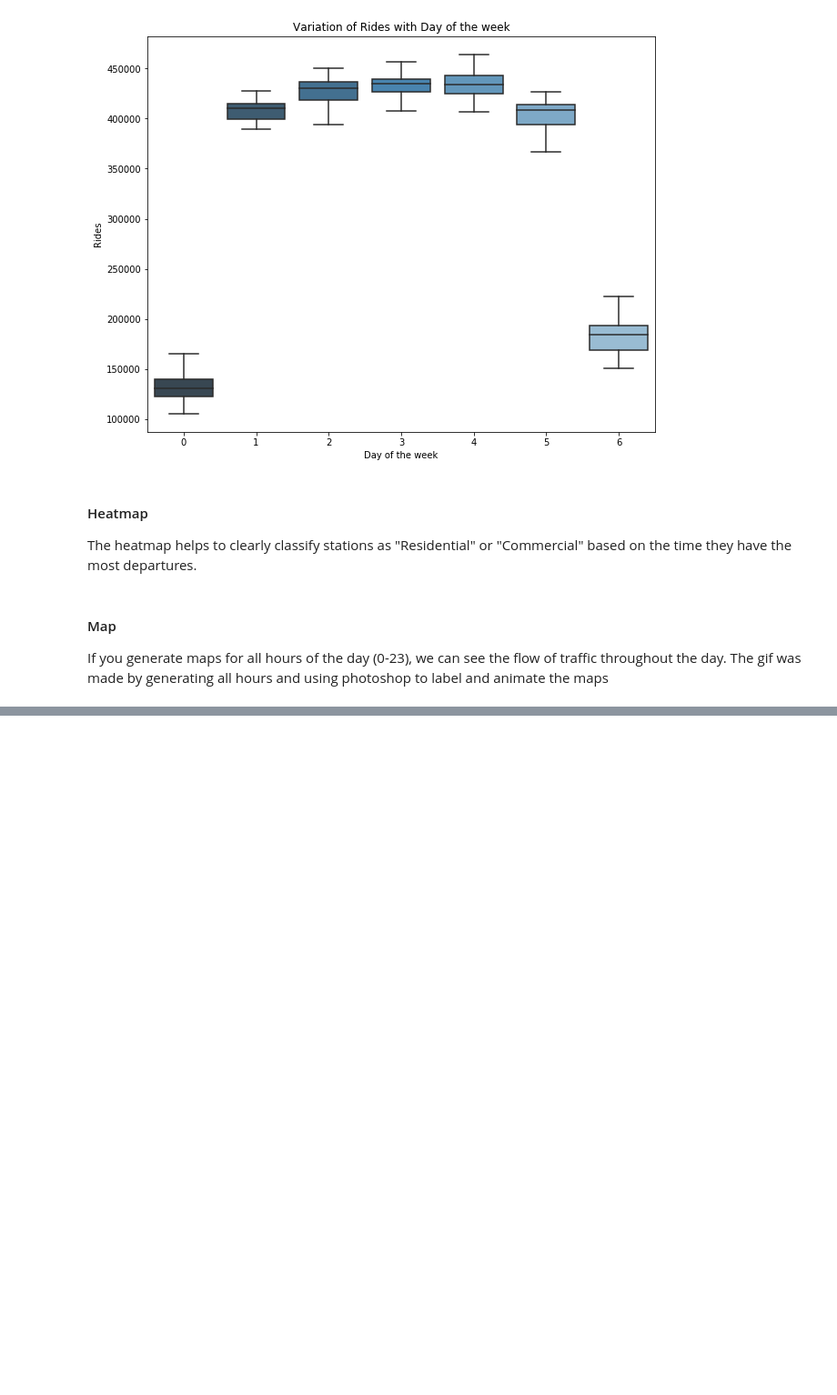
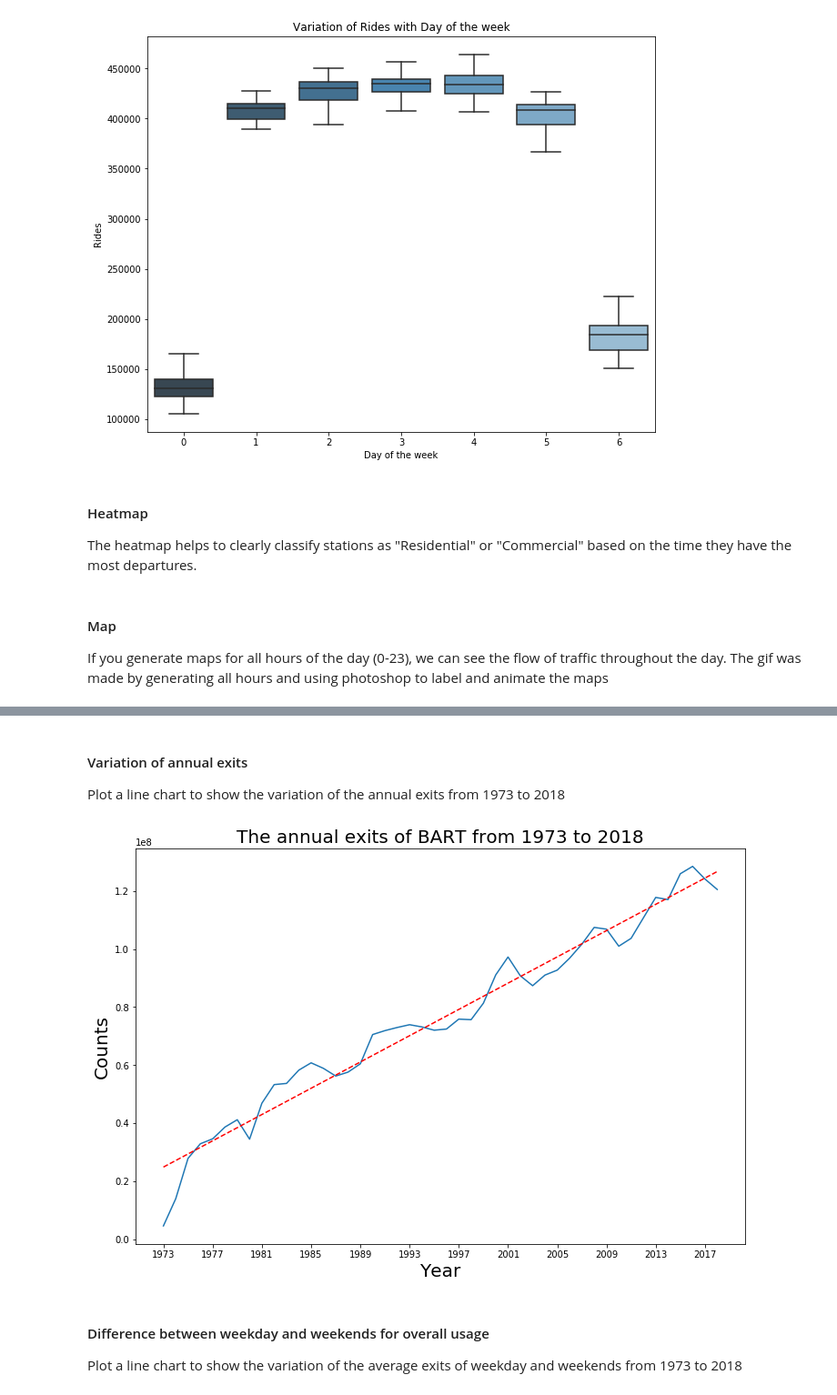
Before and after one commit to CharleneC/ECE143_F18, a Jupyter notebook: BART Trends- Main Notebook.ipynb, the cells around one changed output, grey strips where cells are left out. Shown at 91% size. Saved outputs shown, nothing was run; the diff lists cells and outputs as text; code cells hidden in the pictures; blank space fills up the shorter version.

```diff
--- a/BART Trends- Main Notebook.ipynb
+++ b/BART Trends- Main Notebook.ipynb
@@ -89,3 +89,10 @@ bart_map = plot_map(hour, day, month, year,stations,stn_filename,ride_filename)
 bart_map
 # %% [output]
 [interactive output not drawn]
+# %% [markdown]
+#### Variation of annual exits
+Plot a line chart to show the variation of the annual exits from 1973 to 2018
+# %%
+from plot_and_process_data import plotAnnaulExits
+
+filename = r'/Users/teng/OneDrive/ece143/project/Data/BART_Ridership_FY73_FY18.xlsx' #fix the file path
@@ -91,0 +101,7 @@ bart_map
+# %%
+plotAnnaulExits(filename)
+# %% [output]
+[figure, added]
+# %% [markdown]
+#### Difference between weekday and weekends for overall usage
+Plot a line chart to show the variation of the average exits of weekday and weekends from 1973 to 2018
```
Also changed, not shown: parts of 12 cells of this notebook.
